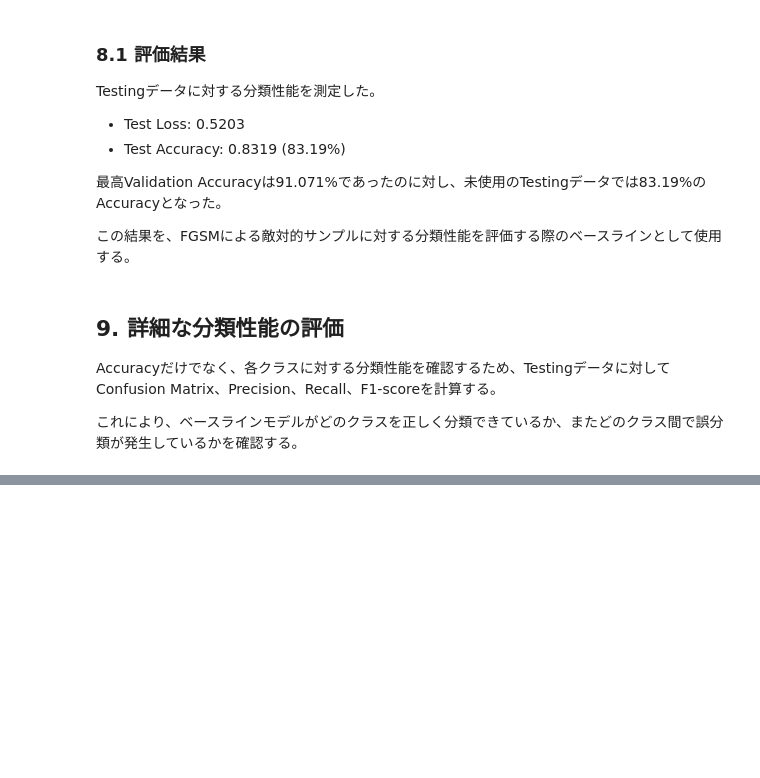
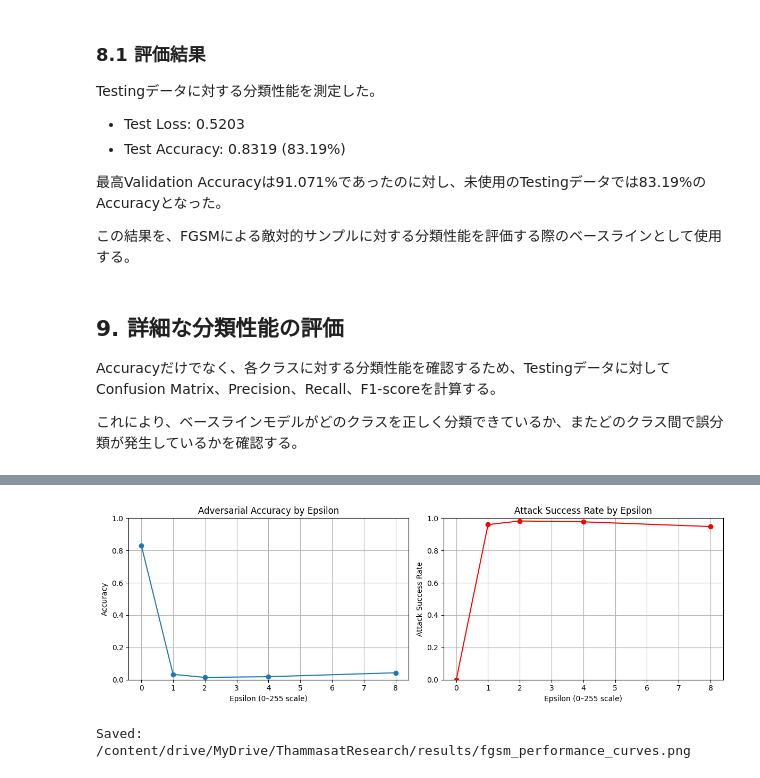
Before and after one commit to ota0425/brain-tumor-adversarial-experiment, a Jupyter notebook: brain_tumor_adversarial_examples.ipynb, the cells around one changed output, grey strips where cells are left out. Saved outputs shown, nothing was run; the diff lists cells and outputs as text; code cells hidden in the pictures; blank space fills up the shorter version.

```diff
--- a/brain_tumor_adversarial_examples.ipynb
+++ b/brain_tumor_adversarial_examples.ipynb
@@ -416,0 +647,12 @@ AttributeError: '_PrefetchDataset' object has no attribute 'class_names'
+# %%
+from pathlib import Path
+
+results_directory = Path(
+    "/content/drive/MyDrive/ThammasatResearch/results"
+)
+results_directory.mkdir(parents=True, exist_ok=True)
+
+summary_path = results_directory / "fgsm_summary.csv"
+results_df.to_csv(summary_path, index=False)
+
+print("Saved:", summary_path)
@@ -416,0 +718,36 @@ AttributeError: '_PrefetchDataset' object has no attribute 'class_names'
+# %%
+fig, axes = plt.subplots(1, 2, figsize=(12, 4))
+
+axes[0].plot(
+    results_df["epsilon"],
+    results_df["adversarial_accuracy"],
+    marker="o"
+)
+axes[0].set_title("Adversarial Accuracy by Epsilon")
+axes[0].set_xlabel("Epsilon (0–255 scale)")
+axes[0].set_ylabel("Accuracy")
+axes[0].set_ylim(0, 1)
+axes[0].grid(True)
+
+axes[1].plot(
+    results_df["epsilon"],
+    results_df["attack_success_rate"],
+    marker="o",
+    color="red"
+)
+axes[1].set_title("Attack Success Rate by Epsilon")
+axes[1].set_xlabel("Epsilon (0–255 scale)")
+axes[1].set_ylabel("Attack Success Rate")
+axes[1].set_ylim(0, 1)
+axes[1].grid(True)
+
+plt.tight_layout()
+
+curve_path = results_directory / "fgsm_performance_curves.png"
+plt.savefig(curve_path, dpi=300, bbox_inches="tight")
+plt.show()
+
+print("Saved:", curve_path)
+# %% [output]
+[figure, added]
+Saved: /content/drive/MyDrive/ThammasatResearch/results/fgsm_performance_curves.png
```
Also changed, not shown: parts of 15 cells of this notebook.
